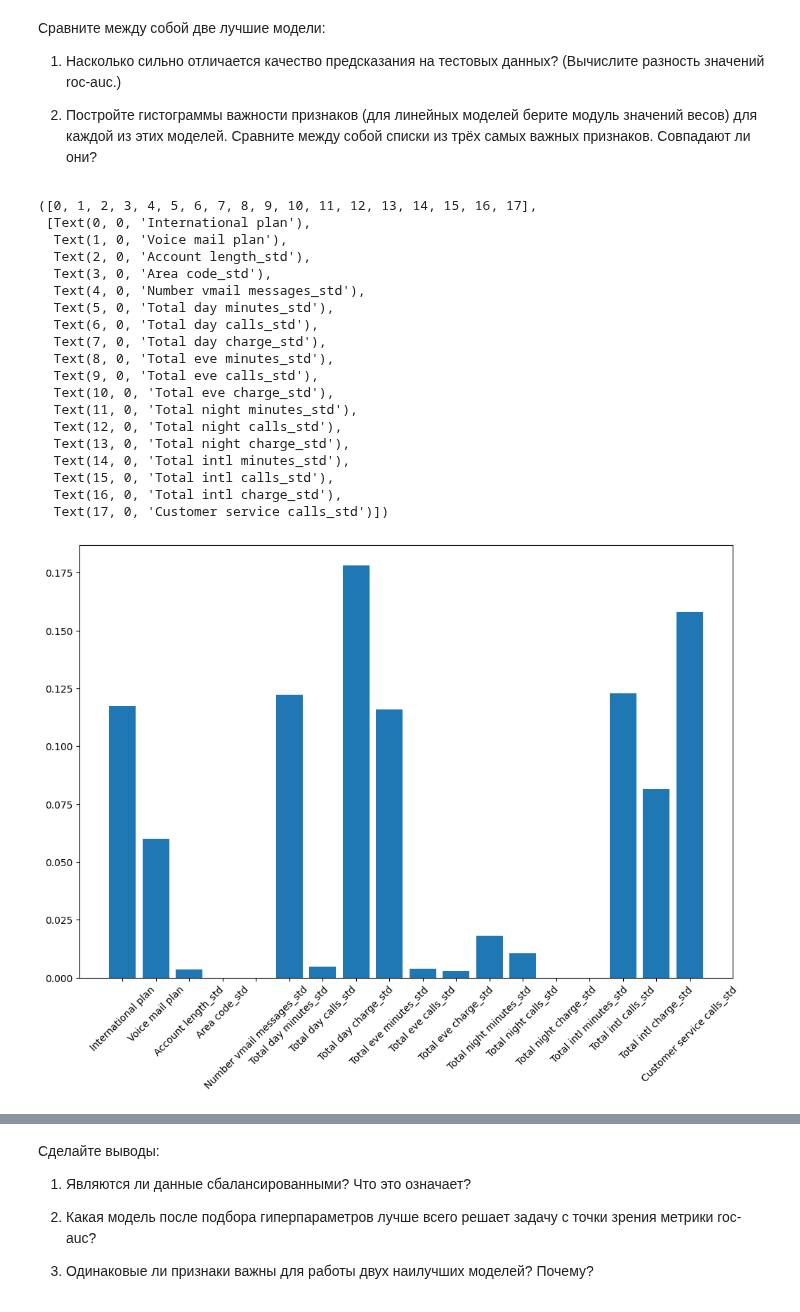
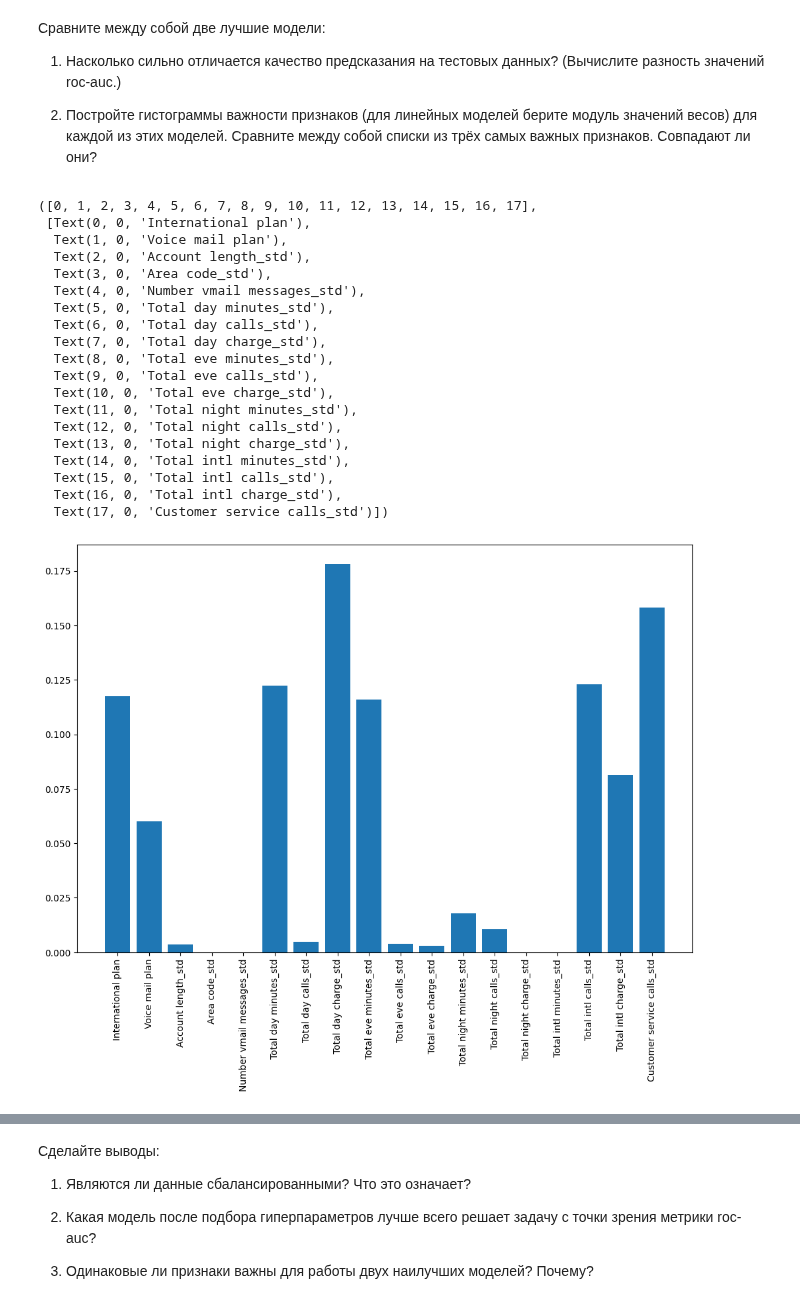
Before and after one commit to IgorKolotushkin/machine_learning_ds, a Jupyter notebook: hw7/Практическая работа. Логическая классификация. Деревья решений.ipynb, the cells around one changed output, grey strips where cells are left out. Drawn from its saved outputs; the diff is of its cells as text; code cells hidden in the pictures.

```diff
--- a/hw7/Практическая работа. Логическая классификация. Деревья решений.ipynb
+++ b/hw7/Практическая работа. Логическая классификация. Деревья решений.ipynb
@@ -324,28 +324,28 @@ DecisionTreeClassifier: ROC AUC=0.907
 # %%
 plt.figure(figsize=(12,8))
 plt.bar(x_train.columns, best_dtc.feature_importances_)
-plt.xticks(rotation=45)
+plt.xticks(rotation=90)
 # %% [output]
 ([0, 1, 2, 3, 4, 5, 6, 7, 8, 9, 10, 11, 12, 13, 14, 15, 16, 17],
  [Text(0, 0, 'International plan'),
   Text(1, 0, 'Voice mail plan'),
   Text(2, 0, 'Account length_std'),
   Text(3, 0, 'Area code_std'),
   Text(4, 0, 'Number vmail messages_std'),
   Text(5, 0, 'Total day minutes_std'),
   Text(6, 0, 'Total day calls_std'),
   Text(7, 0, 'Total day charge_std'),
   Text(8, 0, 'Total eve minutes_std'),
   Text(9, 0, 'Total eve calls_std'),
   Text(10, 0, 'Total eve charge_std'),
   Text(11, 0, 'Total night minutes_std'),
   Text(12, 0, 'Total night calls_std'),
   Text(13, 0, 'Total night charge_std'),
   Text(14, 0, 'Total intl minutes_std'),
   Text(15, 0, 'Total intl calls_std'),
   Text(16, 0, 'Total intl charge_std'),
   Text(17, 0, 'Customer service calls_std')])
-[figure, old version]
+[figure, new version]
 # %%
 plt.figure(figsize=(12,8))
 plt.bar(x_train.columns, best_lr.coef_[0])
```
Also changed, not shown: parts of 2 cells of this notebook.
